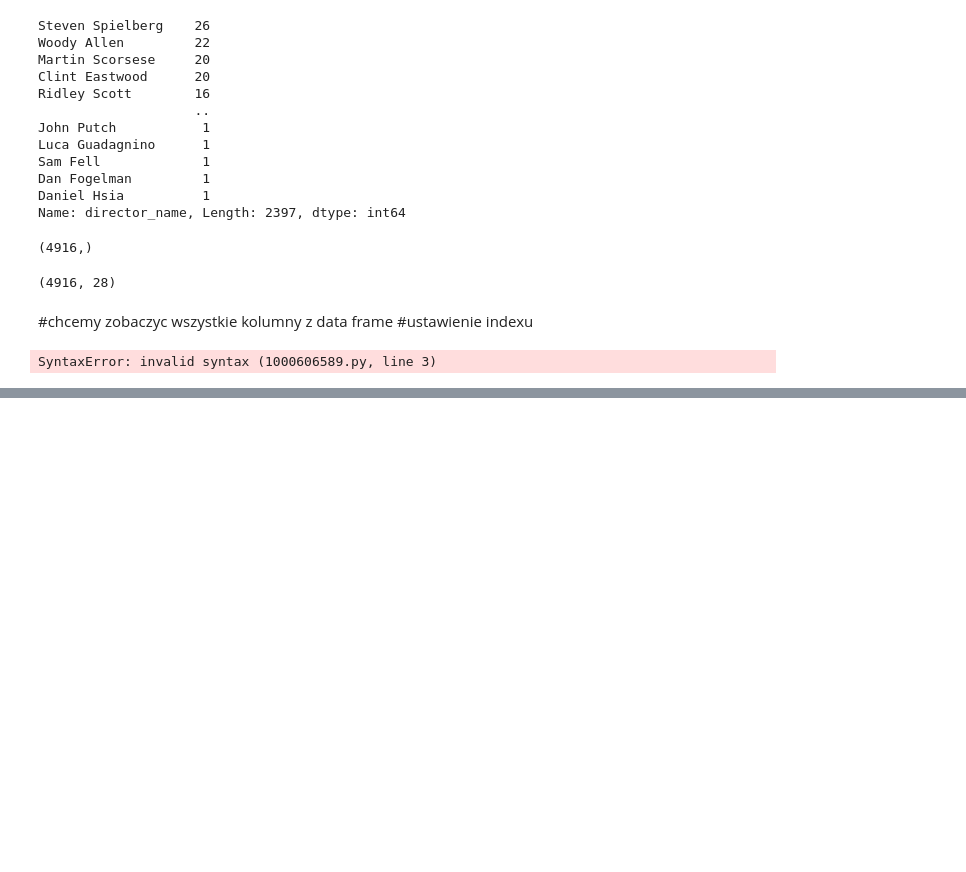
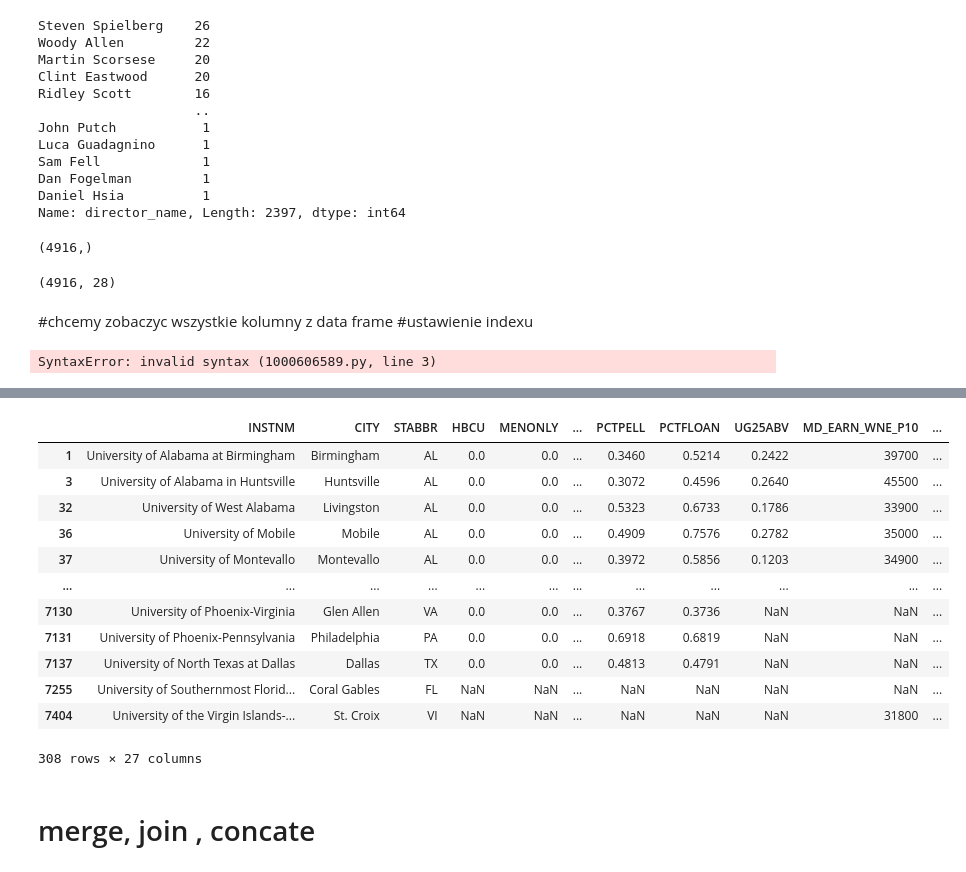
Before and after one commit to ktomaszkiewicz/PrzetwarzanieZbiorowPublic, a Jupyter notebook: Pandas_sda.ipynb, the cells around one changed output, grey strips where cells are left out. Saved outputs shown, nothing was run; the diff lists cells and outputs as text; code cells hidden in the pictures; blank space fills up the shorter version.

```diff
--- a/Pandas_sda.ipynb
+++ b/Pandas_sda.ipynb
@@ -440,0 +829,20 @@ movie_columns[2] = 'rezyser'
+# %%
+#chcemy pofiltrowac od nazwy zaczynajacej sie na university
+name_univ = college['INSTNM'].str.startswith('University')
+college[name_univ]
+# %% [output]
+|  | INSTNM | CITY | STABBR | HBCU | MENONLY | ... | PCTPELL | PCTFLOAN | UG25ABV | MD_EARN_WNE_P10 | ... |
+| 1 | University of Alabama at Birmingham | Birmingham | AL | 0.0 | 0.0 | ... | 0.3460 | 0.5214 | 0.2422 | 39700 | ... |
+| 3 | University of Alabama in Huntsville | Huntsville | AL | 0.0 | 0.0 | ... | 0.3072 | 0.4596 | 0.2640 | 45500 | ... |
+| 32 | University of West Alabama | Livingston | AL | 0.0 | 0.0 | ... | 0.5323 | 0.6733 | 0.1786 | 33900 | ... |
+| 36 | University of Mobile | Mobile | AL | 0.0 | 0.0 | ... | 0.4909 | 0.7576 | 0.2782 | 35000 | ... |
+| 37 | University of Montevallo | Montevallo | AL | 0.0 | 0.0 | ... | 0.3972 | 0.5856 | 0.1203 | 34900 | ... |
+| ... | ... | ... | ... | ... | ... | ... | ... | ... | ... | ... | ... |
+| 7130 | University of Phoenix-Virginia | Glen Allen | VA | 0.0 | 0.0 | ... | 0.3767 | 0.3736 | NaN | NaN | ... |
+| 7131 | University of Phoenix-Pennsylvania | Philadelphia | PA | 0.0 | 0.0 | ... | 0.6918 | 0.6819 | NaN | NaN | ... |
+| 7137 | University of North Texas at Dallas | Dallas | TX | 0.0 | 0.0 | ... | 0.4813 | 0.4791 | NaN | NaN | ... |
+| 7255 | University of Southernmost Florid... | Coral Gables | FL | NaN | NaN | ... | NaN | NaN | NaN | NaN | ... |
+| 7404 | University of the Virgin Islands-... | St. Croix | VI | NaN | NaN | ... | NaN | NaN | NaN | 31800 | ... |
+308 rows × 27 columns
+# %% [markdown]
+# merge, join , concate
```
Also changed, not shown: parts of 120 cells of this notebook, 7 other files.
